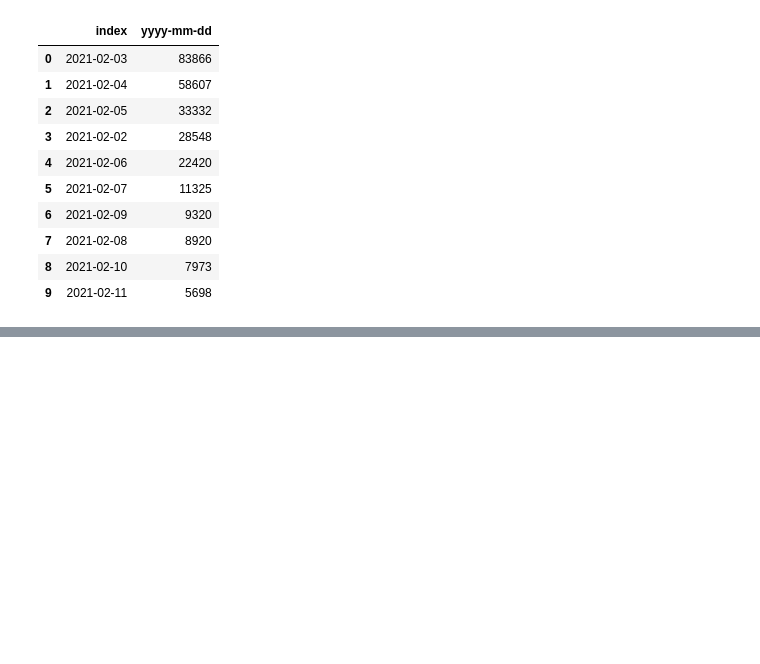
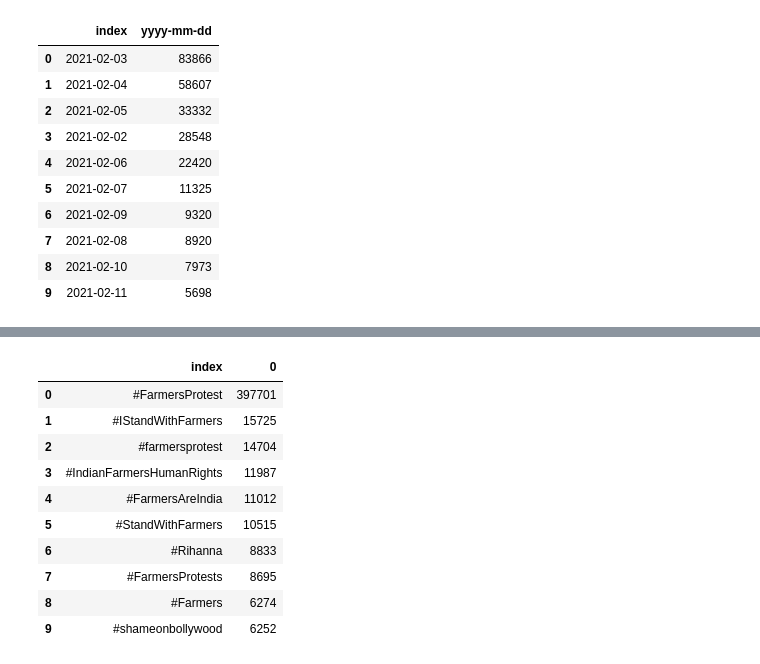
Before and after one commit to mjgarrido1/gitflow_actitivy, a Jupyter notebook: activity.ipynb, the cells around one changed output, grey strips where cells are left out. Saved outputs shown, nothing was run; the diff lists cells and outputs as text; code cells hidden in the pictures; blank space fills up the shorter version.

```diff
--- a/activity.ipynb
+++ b/activity.ipynb
@@ -90,0 +116,14 @@ data['yyyy-mm-dd'].value_counts().sort_values(ascending=False).head(10).reset_in
+# %%
+hashtags[0].value_counts()[:10].reset_index()
+# %% [output]
+|  | index | 0 |
+| 0 | #FarmersProtest | 397701 |
+| 1 | #IStandWithFarmers | 15725 |
+| 2 | #farmersprotest | 14704 |
+| 3 | #IndianFarmersHumanRights | 11987 |
+| 4 | #FarmersAreIndia | 11012 |
+| 5 | #StandWithFarmers | 10515 |
+| 6 | #Rihanna | 8833 |
+| 7 | #FarmersProtests | 8695 |
+| 8 | #Farmers | 6274 |
+| 9 | #shameonbollywood | 6252 |
```
Also changed, not shown: parts of 4 cells of this notebook.
